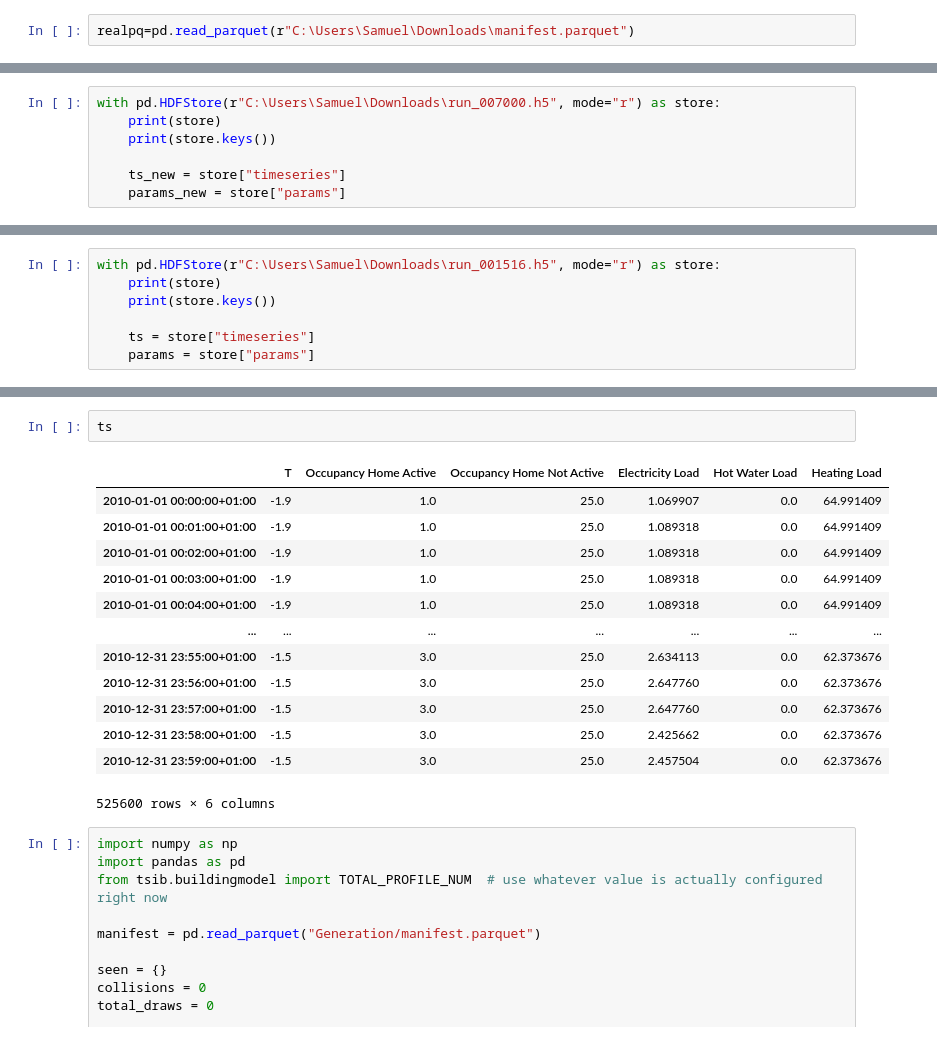
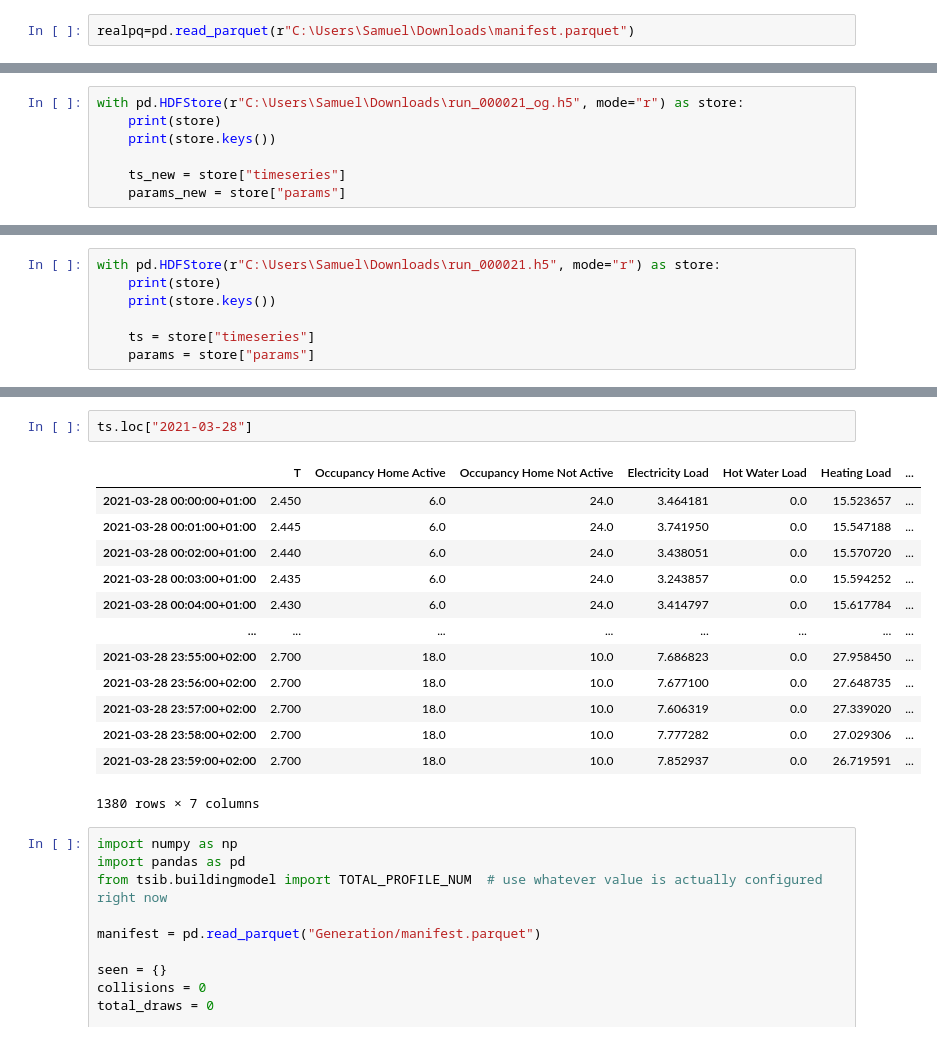
Before and after one commit to NV717/tsib_simuflex, a Jupyter notebook: Generation_Manifest.ipynb, the cells around one changed output, grey strips where cells are left out. Drawn from its saved outputs; the diff is of its cells as text.

```diff
--- a/Generation_Manifest.ipynb
+++ b/Generation_Manifest.ipynb
@@ -207,5 +331,5 @@ Constraints: 271575
 # %%
-with pd.HDFStore(r"C:\Users\Samuel\Downloads\run_007000.h5", mode="r") as store:
+with pd.HDFStore(r"C:\Users\Samuel\Downloads\run_000021_og.h5", mode="r") as store:
     print(store)
     print(store.keys())
 
@@ -239,6 +364,6 @@ ts_new
 525600 rows × 7 columns
 # %%
-with pd.HDFStore(r"C:\Users\Samuel\Downloads\run_001516.h5", mode="r") as store:
+with pd.HDFStore(r"C:\Users\Samuel\Downloads\run_000021.h5", mode="r") as store:
     print(store)
     print(store.keys())
 
@@ -258,19 +409,19 @@ params
 # %%
-ts
+ts.loc["2021-03-28"]
 # %% [output]
-|  | T | Occupancy Home Active | Occupancy Home Not Active | Electricity Load | Hot Water Load | Heating Load |
-| 2010-01-01 00:00:00+01:00 | -1.9 | 1.0 | 25.0 | 1.069907 | 0.0 | 64.991409 |
-| 2010-01-01 00:01:00+01:00 | -1.9 | 1.0 | 25.0 | 1.089318 | 0.0 | 64.991409 |
-| 2010-01-01 00:02:00+01:00 | -1.9 | 1.0 | 25.0 | 1.089318 | 0.0 | 64.991409 |
-| 2010-01-01 00:03:00+01:00 | -1.9 | 1.0 | 25.0 | 1.089318 | 0.0 | 64.991409 |
-| 2010-01-01 00:04:00+01:00 | -1.9 | 1.0 | 25.0 | 1.089318 | 0.0 | 64.991409 |
-| ... | ... | ... | ... | ... | ... | ... |
-| 2010-12-31 23:55:00+01:00 | -1.5 | 3.0 | 25.0 | 2.634113 | 0.0 | 62.373676 |
-| 2010-12-31 23:56:00+01:00 | -1.5 | 3.0 | 25.0 | 2.647760 | 0.0 | 62.373676 |
-| 2010-12-31 23:57:00+01:00 | -1.5 | 3.0 | 25.0 | 2.647760 | 0.0 | 62.373676 |
-| 2010-12-31 23:58:00+01:00 | -1.5 | 3.0 | 25.0 | 2.425662 | 0.0 | 62.373676 |
-| 2010-12-31 23:59:00+01:00 | -1.5 | 3.0 | 25.0 | 2.457504 | 0.0 | 62.373676 |
+|  | T | Occupancy Home Active | Occupancy Home Not Active | Electricity Load | Hot Water Load | Heating Load | ... |
+| 2021-03-28 00:00:00+01:00 | 2.450 | 6.0 | 24.0 | 3.464181 | 0.0 | 15.523657 | ... |
+| 2021-03-28 00:01:00+01:00 | 2.445 | 6.0 | 24.0 | 3.741950 | 0.0 | 15.547188 | ... |
+| 2021-03-28 00:02:00+01:00 | 2.440 | 6.0 | 24.0 | 3.438051 | 0.0 | 15.570720 | ... |
+| 2021-03-28 00:03:00+01:00 | 2.435 | 6.0 | 24.0 | 3.243857 | 0.0 | 15.594252 | ... |
+| 2021-03-28 00:04:00+01:00 | 2.430 | 6.0 | 24.0 | 3.414797 | 0.0 | 15.617784 | ... |
+| ... | ... | ... | ... | ... | ... | ... | ... |
+| 2021-03-28 23:55:00+02:00 | 2.700 | 18.0 | 10.0 | 7.686823 | 0.0 | 27.958450 | ... |
+| 2021-03-28 23:56:00+02:00 | 2.700 | 18.0 | 10.0 | 7.677100 | 0.0 | 27.648735 | ... |
+| 2021-03-28 23:57:00+02:00 | 2.700 | 18.0 | 10.0 | 7.606319 | 0.0 | 27.339020 | ... |
+| 2021-03-28 23:58:00+02:00 | 2.700 | 18.0 | 10.0 | 7.777282 | 0.0 | 27.029306 | ... |
+| 2021-03-28 23:59:00+02:00 | 2.700 | 18.0 | 10.0 | 7.852937 | 0.0 | 26.719591 | ... |
-525600 rows × 6 columns
+1380 rows × 7 columns
 # %%
 import numpy as np
 import pandas as pd
```
Also changed, not shown: parts of 29 cells of this notebook, 1 other file.
